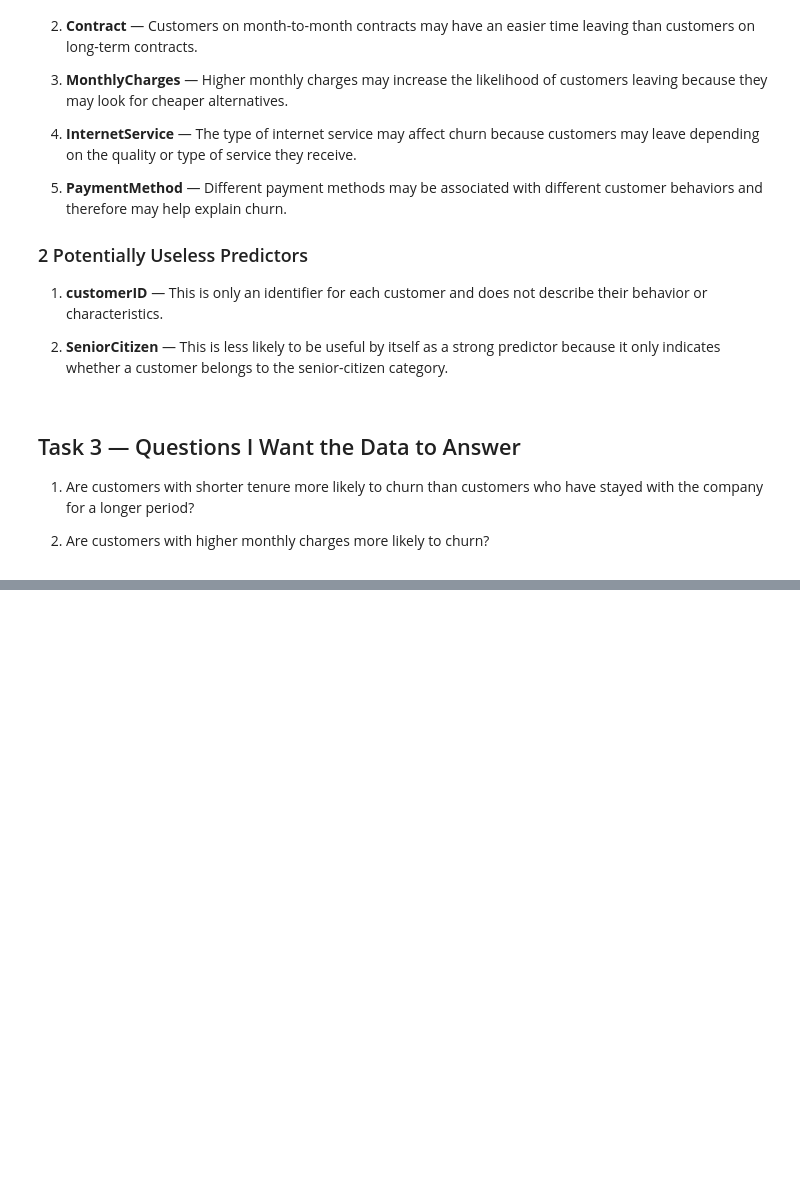
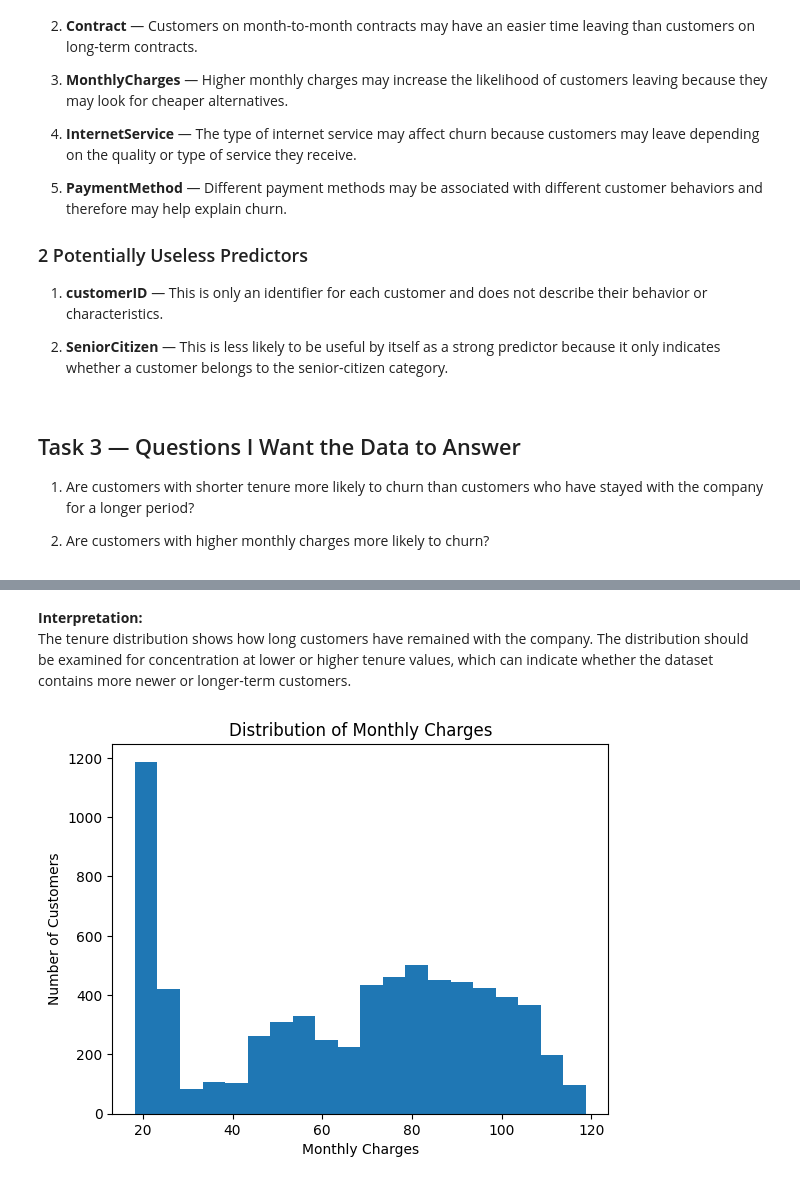
Before and after one commit to Shahrukh-aidev/machine-learning-journey, a Jupyter notebook: ML_LAB.ipynb, the cells around one changed output, grey strips where cells are left out. Cells and saved outputs as stored; diff of their text form; code cells hidden in the pictures; blank space fills up the shorter version.

```diff
--- a/ML_LAB.ipynb
+++ b/ML_LAB.ipynb
@@ -86,0 +377,12 @@ df.sample(10)
+# %% [markdown]
+**Interpretation:**
+The tenure distribution shows how long customers have remained with the company. The distribution should be examined for concentration at lower or higher tenure values, which can indicate whether the dataset contains more newer or longer-term customers.
+# %%
+cleaned_df['MonthlyCharges'].plot(kind='hist', bins=20)
+
+plt.title('Distribution of Monthly Charges')
+plt.xlabel('Monthly Charges')
+plt.ylabel('Number of Customers')
+plt.show()
+# %% [output]
+[figure, added]
```
Also changed, not shown: parts of 55 cells of this notebook.
